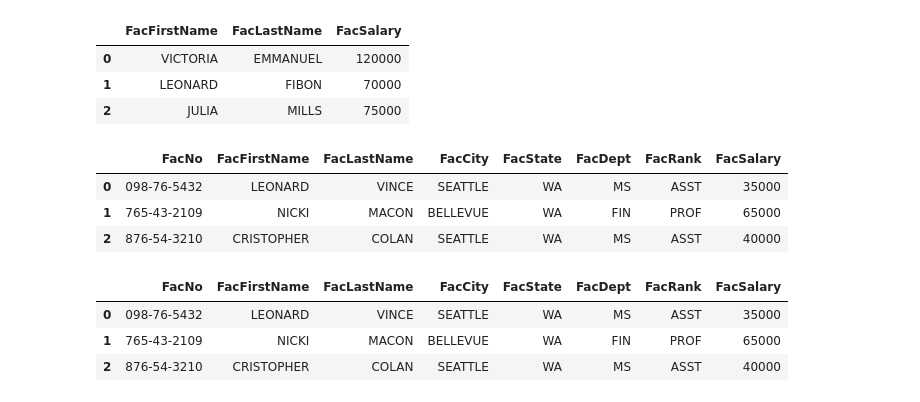
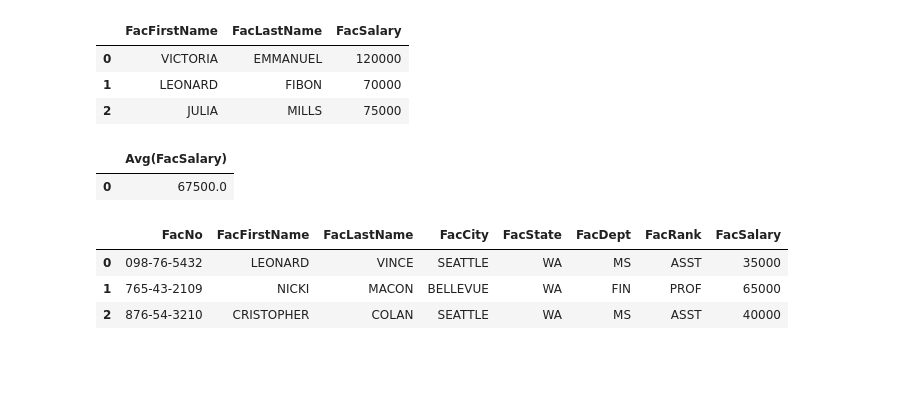
Before and after one commit to Zeynab14232/My.SQL.portfolio, a Jupyter notebook: MTBlank.ipynb, the cells around one changed output. Saved outputs shown, nothing was run; the diff lists cells and outputs as text; code cells hidden in the pictures; blank space fills up the shorter version.

```diff
--- a/MTBlank.ipynb
+++ b/MTBlank.ipynb
@@ -986,22 +928,15 @@ Q25
 # %%
 #List Name of The Faculty who earned less than average salaray of the faculty
 #I-Calculate average salary
 #-List name of The Faculty who earned less than average salary calculated in I
 txt='''
-Select *
-From Faculty
-Where FacSalary<(Select Avg(FacSalary)
-From Faculty)
-
 
 '''
 Q26I =  psql.sqldf(txt)
 Q26I
 # %% [output]
-|  | FacNo | FacFirstName | FacLastName | FacCity | FacState | FacDept | FacRank | FacSalary |
-| 0 | 098-76-5432 | LEONARD | VINCE | SEATTLE | WA | MS | ASST | 35000 |
-| 1 | 765-43-2109 | NICKI | MACON | BELLEVUE | WA | FIN | PROF | 65000 |
-| 2 | 876-54-3210 | CRISTOPHER | COLAN | SEATTLE | WA | MS | ASST | 40000 |
+|  | Avg(FacSalary) |
+| 0 | 67500.0 |
 # %%
 txt='''
 
```
Also changed, not shown: parts of 27 cells of this notebook.
